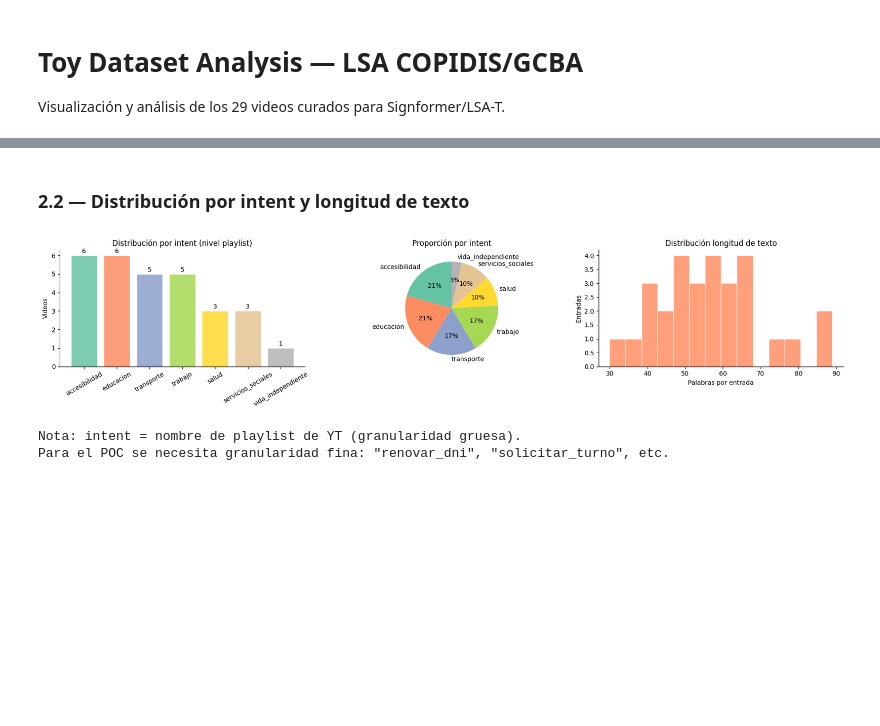
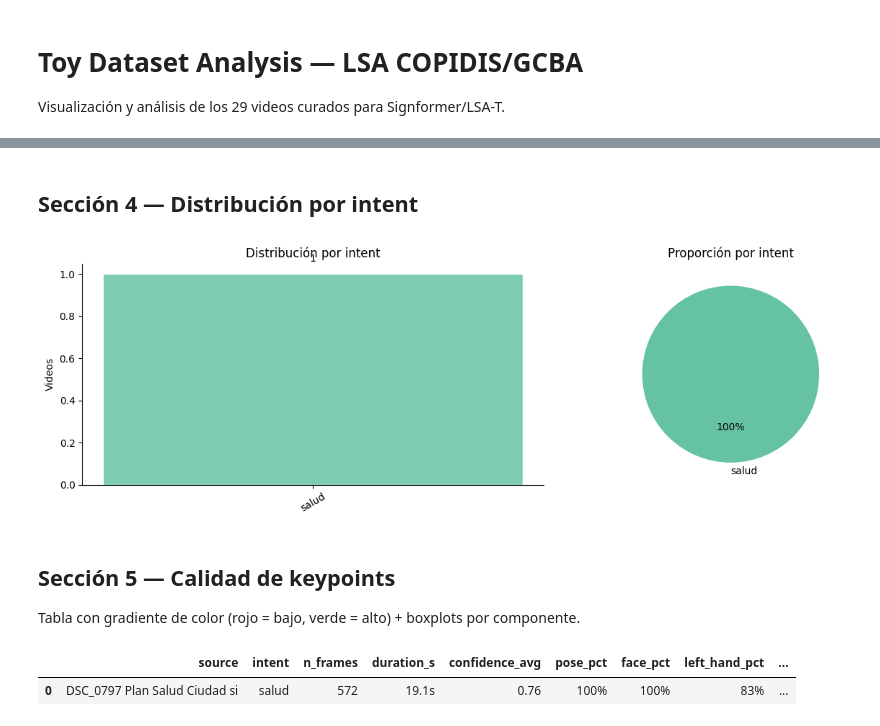
Before and after one commit to dipaolme/lsa-dataset-toolkit, a Jupyter notebook: notebooks/toy_dataset_analysis.ipynb, the cells around one changed output, grey strips where cells are left out. Drawn from its saved outputs; the diff is of its cells as text; code cells hidden in the pictures; blank space fills up the shorter version.

```diff
--- a/notebooks/toy_dataset_analysis.ipynb
+++ b/notebooks/toy_dataset_analysis.ipynb
@@ -43,0 +47,10 @@ toy_dataset: True
+# %%
+with open(TOY_TEST_PATH) as f:
+    example_data = json.load(f)
+
+ex = example_data[0]
+print(f"ID       : {ex['id']}")
+print(f"Text     : {ex['text'][:90]}...")
+print(f"Frames   : {ex['n_frames']}")
+print(f"Intent   : {ex['metadata']['intent']}")
+print(f"Conf avg : {ex['metadata']['confidence_avg']:.3f}")
@@ -290,36 +244,48 @@ Coverage@10 (≥10x): 4.5%
 # %% [markdown]
-### 2.2 — Distribución por intent y longitud de texto
+## Sección 4 — Distribución por intent
 # %%
 intents = [e['metadata'].get('intent', 'sin_intent') for e in dataset]
 intent_counts = Counter(intents)
 
 labels  = [k for k, _ in intent_counts.most_common()]
 counts  = [v for _, v in intent_counts.most_common()]
 colors  = plt.cm.Set2(np.linspace(0, 1, len(labels)))
 
-fig, axes = plt.subplots(1, 3, figsize=(18, 4))
+fig, axes = plt.subplots(1, 2, figsize=(13, 4))
 
 bars = axes[0].bar(labels, counts, color=colors, alpha=0.85, edgecolor='white')
-axes[0].set_ylabel('Videos'); axes[0].set_title('Distribución por intent (nivel playlist)')
+axes[0].set_ylabel('Videos'); axes[0].set_title('Distribución por intent')
 axes[0].tick_params(axis='x', rotation=30)
 for bar, c in zip(bars, counts):
     axes[0].text(bar.get_x() + bar.get_width()/2, bar.get_height() + 0.05,
                  str(c), ha='center', va='bottom', fontsize=10)
 
 axes[1].pie(counts, labels=labels, colors=colors, autopct='%1.0f%%', startangle=90)
 axes[1].set_title('Proporción por intent')
 
-axes[2].hist(word_counts, bins=max(5, len(word_counts)//2), color='coral', alpha=0.75, edgecolor='white')
-axes[2].set_xlabel('Palabras por entrada'); axes[2].set_ylabel('Entradas')
-axes[2].set_title('Distribución longitud de texto')
-
 plt.tight_layout()
 plt.show()
-
-print()
-print('Nota: intent = nombre de playlist de YT (granularidad gruesa).')
-print('Para el POC se necesita granularidad fina: "renovar_dni", "solicitar_turno", etc.')
 # %% [output]
-[figure, old version]
+[figure, new version]
-Nota: intent = nombre de playlist de YT (granularidad gruesa).
-Para el POC se necesita granularidad fina: "renovar_dni", "solicitar_turno", etc.
+# %% [markdown]
+## Sección 5 — Calidad de keypoints
+Tabla con gradiente de color (rojo = bajo, verde = alto) + boxplots por componente.
+# %%
+quality_cols = ['confidence_avg', 'pose_pct', 'face_pct', 'left_hand_pct', 'right_hand_pct']
+
+styled = (
+    df.style
+    .background_gradient(subset=quality_cols, cmap='RdYlGn', vmin=0, vmax=1)
+    .format({
+        'confidence_avg': '{:.2f}',
+        'pose_pct'      : '{:.0%}',
+        'face_pct'      : '{:.0%}',
+        'left_hand_pct' : '{:.0%}',
+        'right_hand_pct': '{:.0%}',
+        'duration_s'    : '{:.1f}s',
+    })
+)
+display(styled)
+# %% [output]
+|  | source | intent | n_frames | duration_s | confidence_avg | pose_pct | face_pct | left_hand_pct | ... |
+| 0 | DSC_0797 Plan Salud Ciudad si | salud | 572 | 19.1s | 0.76 | 100% | 100% | 83% | ... |
```
Also changed, not shown: parts of 18 cells of this notebook, 2 other files.
